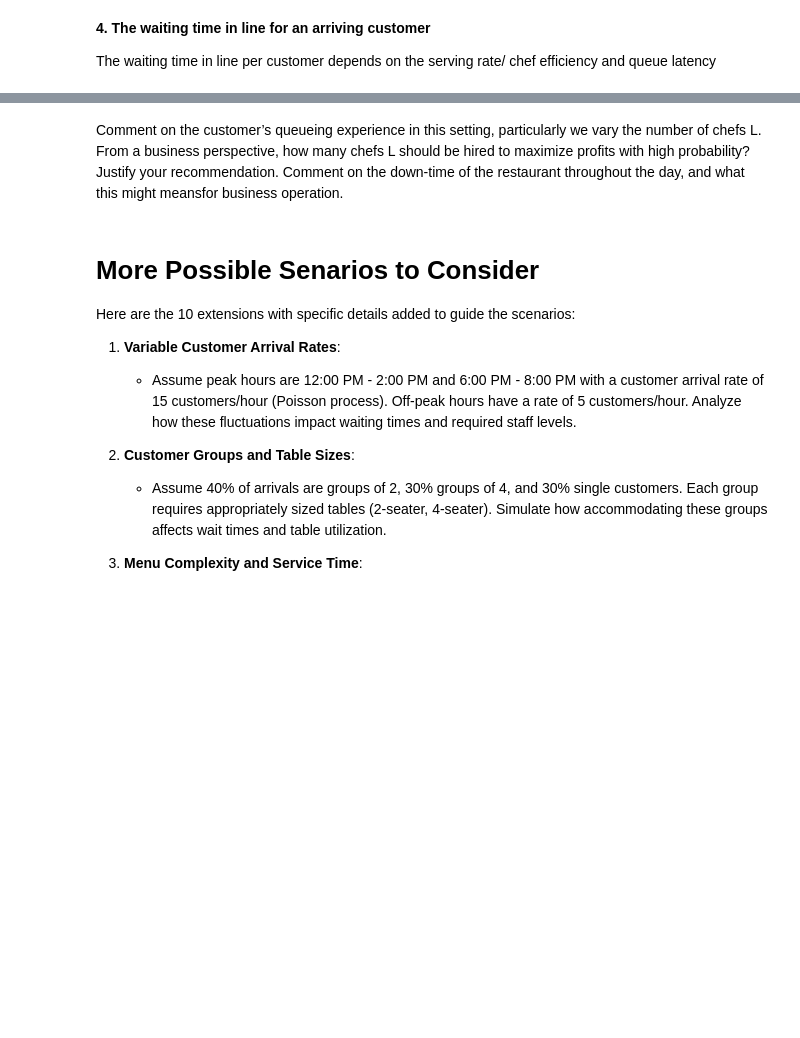
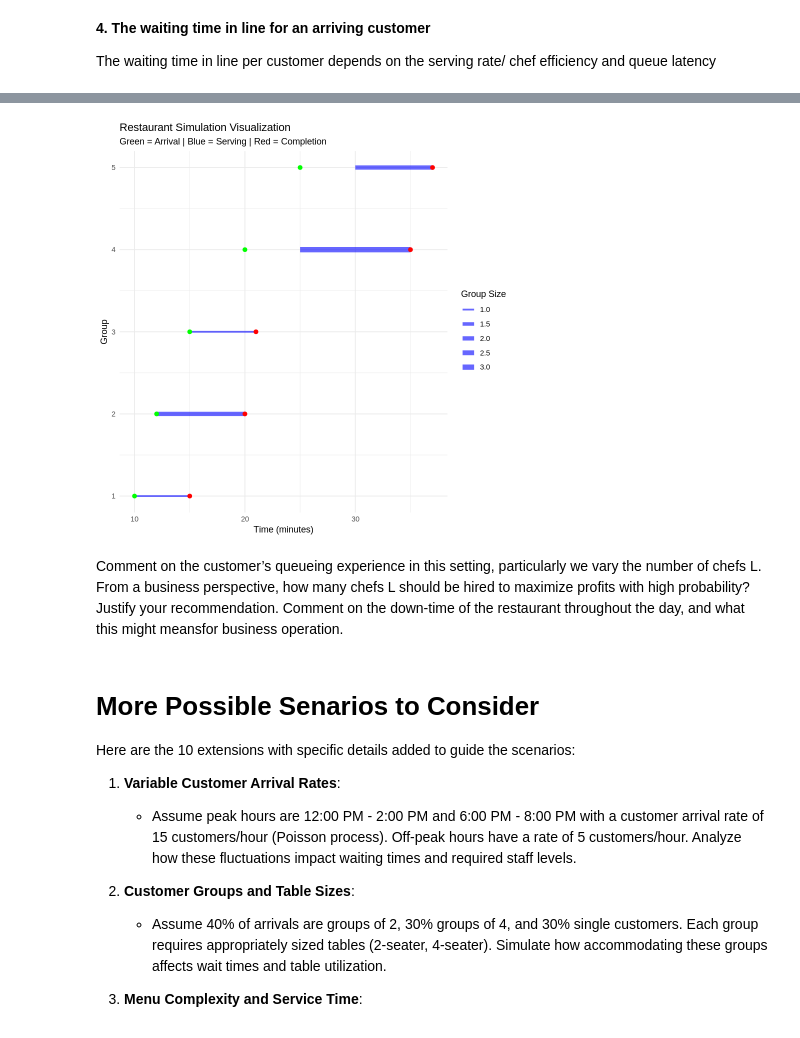
Before and after one commit to zoraizmohammad/dukeClasses, a Jupyter notebook: sta240/finalProject/STA240FinalSimulation.ipynb, the cells around one changed output, grey strips where cells are left out. Drawn from its saved outputs; the diff is of its cells as text; code cells hidden in the pictures; blank space fills up the shorter version.

```diff
--- a/sta240/finalProject/STA240FinalSimulation.ipynb
+++ b/sta240/finalProject/STA240FinalSimulation.ipynb
@@ -880,3 +926,48 @@ Waiting times for each customer:
+# %%
+library(ggplot2)
+
+plot_simulation <- function(arrival_times, start_times, end_times, group_sizes) {
+  # Create a data frame for plotting
+  df <- data.frame(
+    Group = 1:length(arrival_times),
+    Arrival = arrival_times,
+    Start = start_times,
+    End = end_times,
+    GroupSize = group_sizes
+  )
+
+  # Plot the simulation
+  ggplot(df) +
+    # Visualize the serving duration as a segment
+    geom_segment(aes(x = Start, xend = End, y = Group, yend = Group, size = GroupSize), color = "blue", alpha = 0.6) +
+    # Mark the arrival points
+    geom_point(aes(x = Arrival, y = Group), color = "green", size = 2) +
+    # Mark the end points (completion)
+    geom_point(aes(x = End, y = Group), color = "red", size = 2) +
+    # Adjust plot labels and titles
+    labs(
+      x = "Time (minutes)",
+      y = "Group",
+      title = "Restaurant Simulation Visualization",
+      subtitle = "Green = Arrival | Blue = Serving | Red = Completion",
+      size = "Group Size"
+    ) +
+    # Adjust plot theme
+    theme_minimal() +
+    theme(legend.position = "right") +
+    scale_size_continuous(range = c(1, 3))  # Adjust group size scale for visibility
+}
+
+# Example data (for testing)
+arrival_times <- c(10, 12, 15, 20, 25)  # Example arrival times
+start_times <- c(10, 12, 15, 25, 30)    # Example start times (service begins)
+end_times <- c(15, 20, 21, 35, 37)      # Example end times (service completes)
+group_sizes <- c(1, 2, 1, 3, 2)         # Example group sizes
+
+# Plot the simulation
+plot_simulation(arrival_times, start_times, end_times, group_sizes)
+# %% [output]
+[figure, added]
 # %% [markdown]
 Comment on the customer’s queueing experience in this setting, particularly we vary the number of chefs L. From a business perspective, how many chefs L should be hired to maximize profits with high probability? Justify your recommendation. Comment on the down-time of the restaurant throughout the day, and what this might meansfor business operation.
 # %% [markdown]
```
Also changed, not shown: parts of 5 cells of this notebook.
